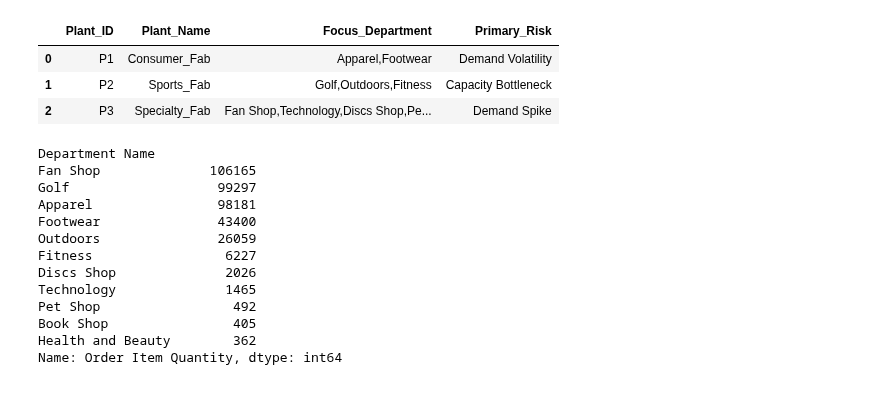
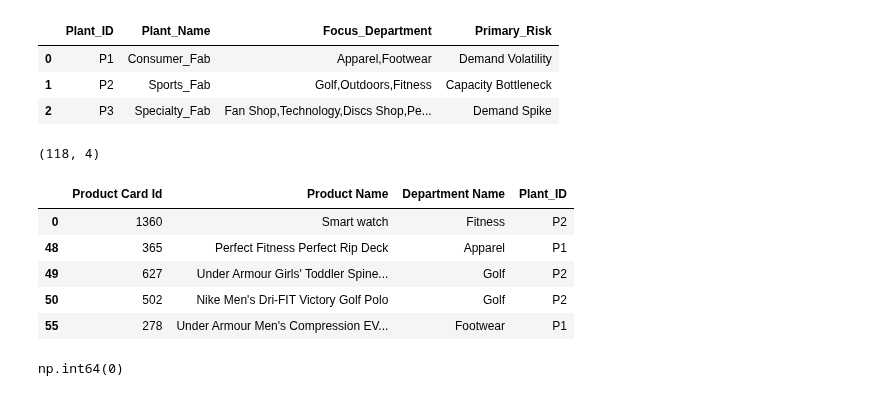
Before and after one commit to rsm-chl307/SupplyChain_Control_Tower_DataCo, a Jupyter notebook: notebooks/01_data_assessment.ipynb, the cells around one changed output. Saved outputs shown, nothing was run; the diff lists cells and outputs as text; code cells hidden in the pictures.

```diff
--- a/notebooks/01_data_assessment.ipynb
+++ b/notebooks/01_data_assessment.ipynb
@@ -216,25 +244,18 @@ pd.read_csv(
 | 1 | P2 | Sports_Fab | Golf,Outdoors,Fitness | Capacity Bottleneck |
 | 2 | P3 | Specialty_Fab | Fan Shop,Technology,Discs Shop,Pe... | Demand Spike |
 # %%
-dept_demand = (
-    df.groupby("Department Name")
-      ["Order Item Quantity"]
-      .sum()
-      .sort_values(ascending=False)
-)
+department_to_plant = {
+    "Apparel": "P1",
+    "Footwear": "P1",
 
-dept_demand
+    "Golf": "P2",
+    "Outdoors": "P2",
+    "Fitness": "P2",
+
+    "Fan Shop": "P3",
+    "Technology": "P3",
+    "Discs Shop": "P3",
+    "Pet Shop": "P3",
+    "Book Shop": "P3",
+    "Health and Beauty": "P3"
+}
-# %% [output]
-Department Name
-Fan Shop              106165
-Golf                   99297
-Apparel                98181
-Footwear               43400
-Outdoors               26059
-Fitness                 6227
-Discs Shop              2026
-Technology              1465
-Pet Shop                 492
-Book Shop                405
-Health and Beauty        362
-Name: Order Item Quantity, dtype: int64
@@ -240,0 +278,16 @@ Name: Order Item Quantity, dtype: int64
+# %%
+print(product_plant_mapping.shape)
+
+product_plant_mapping.head()
+# %% [output]
+(118, 4)
+|  | Product Card Id | Product Name | Department Name | Plant_ID |
+| 0 | 1360 | Smart watch | Fitness | P2 |
+| 48 | 365 | Perfect Fitness Perfect Rip Deck | Apparel | P1 |
+| 49 | 627 | Under Armour Girls' Toddler Spine... | Golf | P2 |
+| 50 | 502 | Nike Men's Dri-FIT Victory Golf Polo | Golf | P2 |
+| 55 | 278 | Under Armour Men's Compression EV... | Footwear | P1 |
+# %%
+product_plant_mapping["Plant_ID"].isna().sum()
+# %% [output]
+np.int64(0)
```
Also changed, not shown: parts of 15 cells of this notebook, 2 other files.
